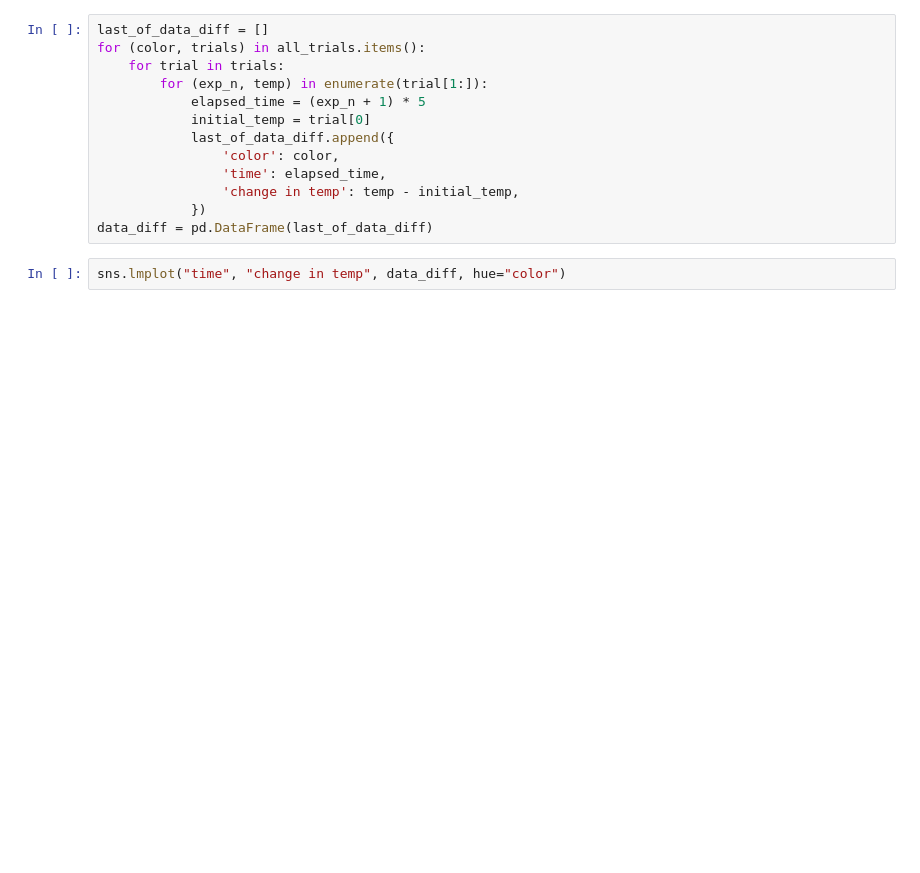
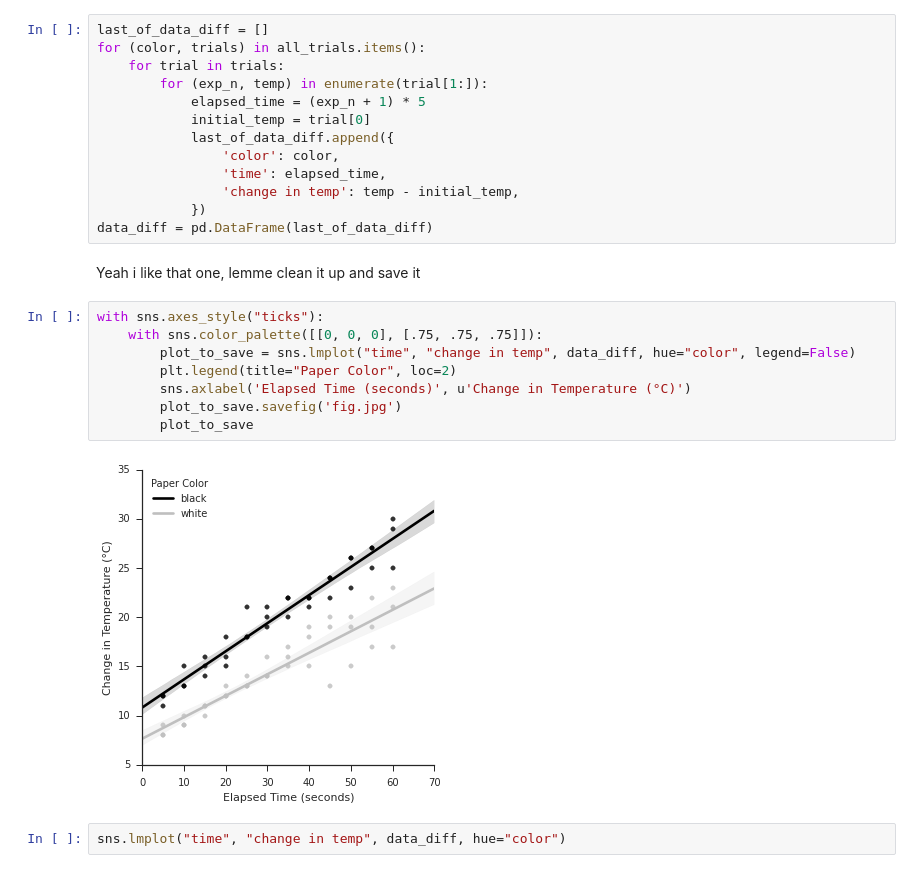
Before and after one commit to saulshanabrook/albedo, a Jupyter notebook: plot.ipynb, the cells around one changed output. Drawn from its saved outputs; the diff is of its cells as text; blank space fills up the shorter version.

Commit message:
add save of done graph

```diff
--- a/plot.ipynb
+++ b/plot.ipynb
@@ -63,6 +63,18 @@ for (color, trials) in all_trials.items():
                 'change in temp': temp - initial_temp,
             })
 data_diff = pd.DataFrame(last_of_data_diff)
+# %% [markdown]
+Yeah i like that one, lemme clean it up and save it
+# %%
+with sns.axes_style("ticks"):
+    with sns.color_palette([[0, 0, 0], [.75, .75, .75]]):
+        plot_to_save = sns.lmplot("time", "change in temp", data_diff, hue="color", legend=False)
+        plt.legend(title="Paper Color", loc=2)
+        sns.axlabel('Elapsed Time (seconds)', u'Change in Temperature (°C)')
+        plot_to_save.savefig('fig.jpg')
+        plot_to_save
+# %% [output]
+[figure, added]
 # %%
 sns.lmplot("time", "change in temp", data_diff, hue="color")
 # %% [output]
```
Also changed, not shown: parts of 3 cells of this notebook.
